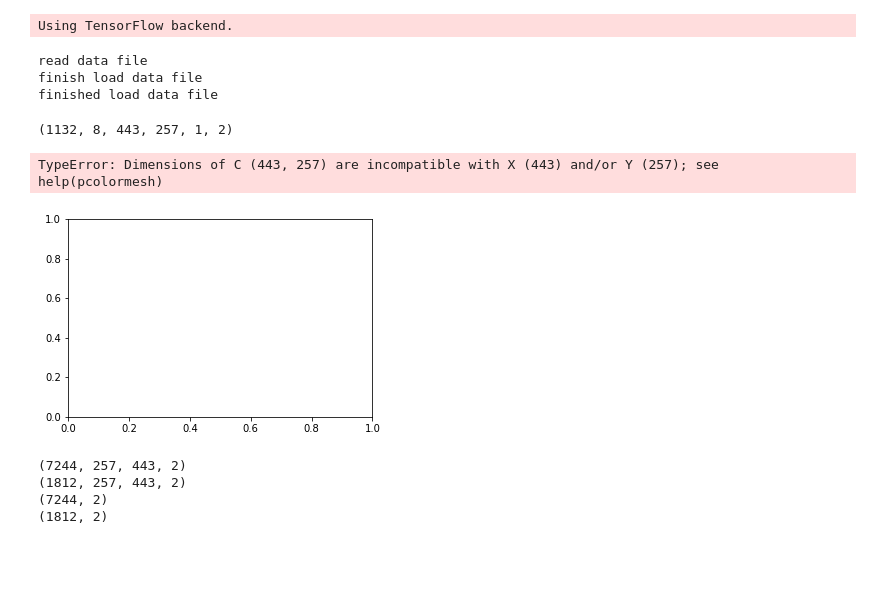
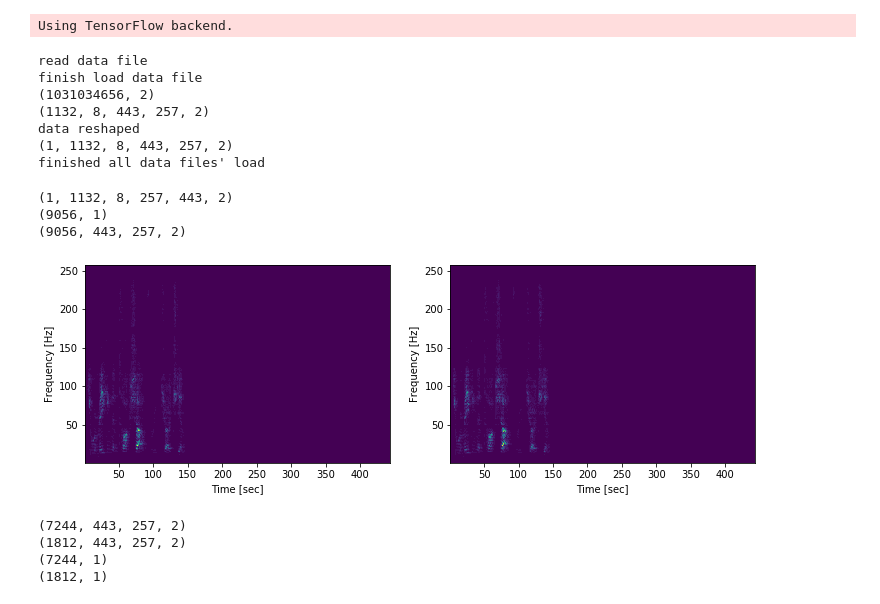
Before and after one commit to pffelix/EmbeddedNeuralNetwork, a Jupyter notebook: src/PythonCode/LocalizationTraining.ipynb, the cells around one changed output. Cells and saved outputs as stored; diff of their text form; code cells hidden in the pictures; blank space fills up the shorter version.

Commit message:
Data extraction is fixed

```diff
--- a/src/PythonCode/LocalizationTraining.ipynb
+++ b/src/PythonCode/LocalizationTraining.ipynb
@@ -22,7 +22,7 @@ from keras.layers import Dense, Dropout, Activation, Flatten, Conv2D, MaxPooling
 Using TensorFlow backend.
 # %%
 # parameters
-user = "Felix"
+user = "Parham"
 fs = 16000;
 filesN = 1132;
 angleN = 8;
@@ -33,12 +33,12 @@ filterOrder = 10
 filterBand = [200,5000] #in Hertz
 fftWindowN = 257 # singlesided
 featureType = "magnitude"
-speakerType = ["cmu_us_awb_arctic", "cmu_us_bdl_arctic", "cmu_us_clb_arctic", "cmu_us_jmk_arctic"] # , "cmu_us_ksp_arctic", "cmu_us_rms_arctic", "cmu_us_slt_arctic"
+speakerType = ["cmu_us_bdl_arctic"]#, "cmu_us_bdl_arctic", "cmu_us_clb_arctic", "cmu_us_jmk_arctic"] # , "cmu_us_ksp_arctic", "cmu_us_rms_arctic", "cmu_us_slt_arctic"
 speakerTypeN = 1
 if user == "Felix":
     folderPath = "./../../../../Shared/SoundLocalization/speech_database/" + str(math.ceil(fs/1000)) + "khz" + "/"
 else:
-    folderPath = "./../../../../Shared/SoundLocalization/speech_database/" + str(math.ceil(fs/1000)) + "khz" + "/"
+    folderPath = "./../Polybox/SoundLocalization/speech_database/" + str(math.ceil(fs/1000)) + "khz"
 #audioCh1Data = np.ndarray([0,windowSize*fs])
 #audioCh2Data = np.ndarray([0,windowSize*fs])
 readBatchOn = True;
@@ -59,7 +59,7 @@ if fs == 16000:
     if featureType == "magnitude":
         samplesN = 113851;
         fftWindowT = int(samplesN / fftWindowN);
-        data = np.zeros((filesN, angleN, fftWindowT, fftWindowN, speakerTypeN, micN), dtype = np.int16) # fftWindowN, fftWindowT, angleN, filesN, speakerTypeN, micN
+        data = np.zeros((speakerTypeN,filesN, angleN, fftWindowT, fftWindowN, micN), dtype = np.int16) # fftWindowN, fftWindowT, angleN, filesN, speakerTypeN, micN
 
 # read data
 for folder_i in range(speakerTypeN):
@@ -69,6 +69,7 @@ for folder_i in range(speakerTypeN):
         print ("read data file")
         fs, data_i = wavfile.read(folderPath + "/" + speakerType[folder_i] + "_" + featureType + ".wav")
         print ("finish load data file")
+        print (np.shape(data_i))
 
         #
         if filterOn:
@@ -80,12 +81,14 @@ for folder_i in range(speakerTypeN):
         if featureType == "raw":
             data_i = np.reshape(data_i, (samplesN, angleN, filesN, micN))
         if featureType == "magnitude":
-            data_i = np.reshape(data_i, (filesN, angleN, fftWindowT, fftWindowN, micN)) # fftWindowN, fftWindowT, angleN, filesN, micN
+            data_i = np.reshape(data_i, (filesN, angleN, fftWindowT, fftWindowN, micN))
+            print (np.shape(data_i))
 
         # merge into one database
-        data[:,:,:,:,folder_i,:] = data_i
+        data[folder_i,:,:,:,:,:] = data_i
 
-        print ("finished load data file")
+        print("data reshaped")
+        print(np.shape(data))
 
     else:
         for i in os.listdir(folderPath + folder):           # iteration over all single data files
@@ -121,46 +124,60 @@ for folder_i in range(speakerTypeN):
 
             # log
             print (i)
+
+print ("finished all data files' load")
 # %% [output]
 read data file
 finish load data file
-finished load data file
+(1031034656, 2)
+(1132, 8, 443, 257, 2)
+data reshaped
+(1, 1132, 8, 443, 257, 2)
+finished all data files' load
 # %%
 # calculate features
-
+                        # speaker, file number, angle, time bins, frequency bins, channel
+data = np.moveaxis (data,[0,1,2,3,4,5],[0,1,2,4,3,5])
 # show dimensions
-print (np.shape(data)) # frequency bins, time bins, angle, file number, speaker, channel
-
+print (np.shape(data)) # speaker, file number, angle, frequency bins, time bins, channel
 
 # visualize features
 plt.figure(figsize=(12, 8))
 plt.subplot (221)
 t = np.linspace(1,fftWindowT, fftWindowT)
 f = np.linspace(1,fftWindowN, fftWindowN)
-plot_data = data[0,0,:,:,0,0] # :,:,0,0,0,0
+plot_data = data[0,1131,0,:,:,0] # :,:,0,0,0,0
+plot_data = plot_data / np.amax(np.amax(plot_data))
+plt.pcolormesh(t, f, plot_data)
+plt.ylabel('Frequency [Hz]')
+plt.xlabel('Time [sec]')
+plt.subplot (222)
+t = np.linspace(1,fftWindowT, fftWindowT)
+f = np.linspace(1,fftWindowN, fftWindowN)
+plot_data = data[0,1131,0,:,:,1] # :,:,0,0,0,0
 plot_data = plot_data / np.amax(np.amax(plot_data))
 plt.pcolormesh(t, f, plot_data)
 plt.ylabel('Frequency [Hz]')
 plt.xlabel('Time [sec]')
 
 # prepare features for neural network
-X = np.reshape(data, (fftWindowN, fftWindowT, angleN * filesN * speakerTypeN, micN))
-X = np.moveaxis(X, (0,1,2,3), (1,2,0,3))
+X = np.reshape(data, (angleN * filesN * speakerTypeN, fftWindowT, fftWindowN, micN))
 
 # get meta data
-deg = np.linspace(0, 359, angleN)
+deg = np.linspace(0, 315, angleN)
 deg = np.matlib.repmat(deg, 1, filesN  * speakerTypeN).transpose()
-dist = np.full((filesN * angleN * speakerTypeN, 1), 1)
+#dist = np.full((filesN * angleN * speakerTypeN, 1), 1)
 
 # prepare lables for neural network
 #Y = np.vstack((deg.T, dist.T)).T
-Y = deg
+Y = deg/360
 print (np.shape(Y)) # speaker-angle-file number, angle, distance
-print (np.shape(X)) # speaker-angle-file number, frequency bins, time bins, channel
+print (np.shape(X)) # speaker-angle-file number, time bins, frequency bins, channel
 # %% [output]
-(1132, 8, 443, 257, 1, 2)
+(1, 1132, 8, 257, 443, 2)
+(9056, 1)
+(9056, 443, 257, 2)
-TypeError: Dimensions of C (443, 257) are incompatible with X (443) and/or Y (257); see help(pcolormesh)
-[figure, old version]
+[figure, new version]
 # %%
 X_train, X_validate, Y_train, Y_validate = train_test_split(X, Y, test_size = 0.2, random_state = 2)
 print (np.shape(X_train))
@@ -168,9 +185,9 @@ print (np.shape(X_validate))
 print (np.shape(Y_train))
 print (np.shape(Y_validate))
 # %% [output]
-(7244, 257, 443, 2)
-(1812, 257, 443, 2)
-(7244, 2)
-(1812, 2)
+(7244, 443, 257, 2)
+(1812, 443, 257, 2)
+(7244, 1)
+(1812, 1)
 # %%
 # Define batchsize and number of epochs
```
Also changed, not shown: parts of 10 cells of this notebook.
